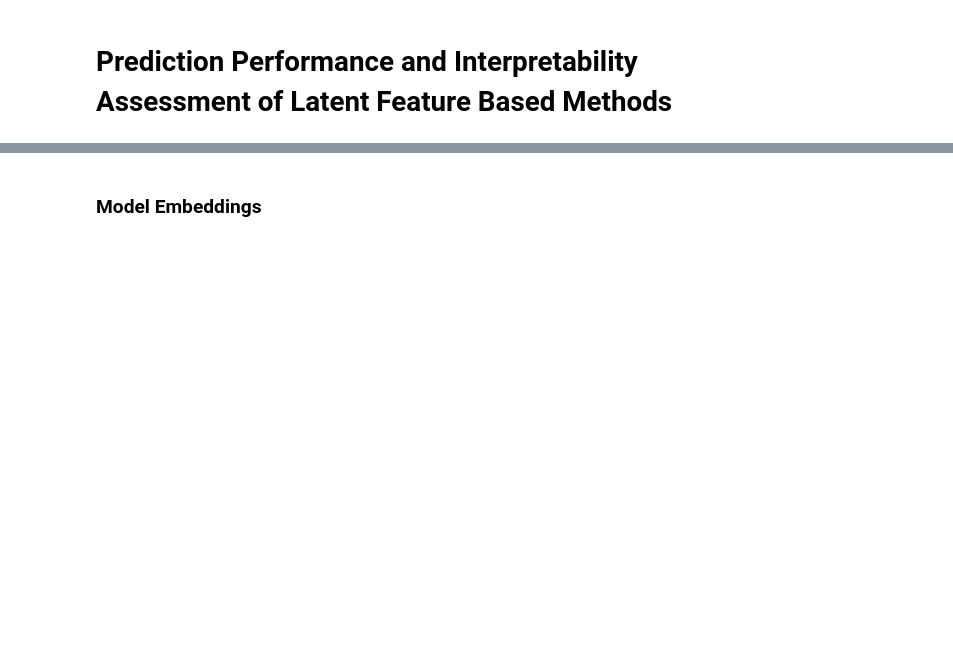
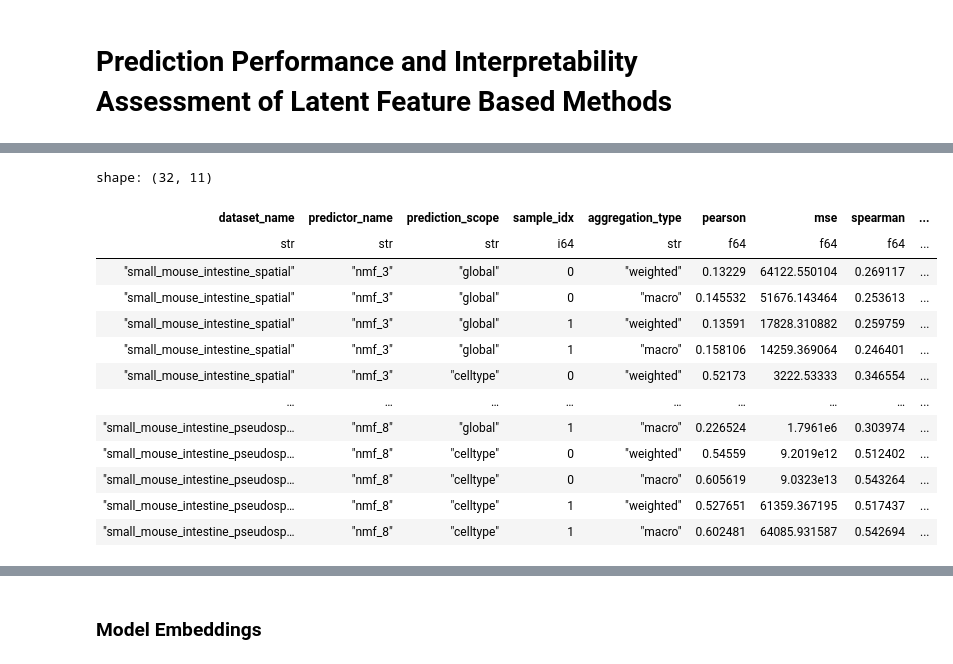
Before and after one commit to egerc/notebook_repository, a Jupyter notebook: 2026-02-10T09-07-37Z/2026-02-10T09-07-37Z.ipynb, the cells around one changed output, grey strips where cells are left out. Saved outputs shown, nothing was run; the diff lists cells and outputs as text; code cells hidden in the pictures; blank space fills up the shorter version.

```diff
--- a/2026-02-10T09-07-37Z/2026-02-10T09-07-37Z.ipynb
+++ b/2026-02-10T09-07-37Z/2026-02-10T09-07-37Z.ipynb
@@ -539,36 +2,0 @@ ________________________________run_feature_prediction_experiment - 0.4s, 0.0min
-# %%
-for run in tqdm(runs):
-    shared = run["shared"]
-    query_counts = shared["query_counts"]
-    test_idxs = shared["test_idxs"]
-    celltypes = shared["celltypes"]
-    for sample in run["samples"]:
-        test_idx = test_idxs[sample["sample_idx"]]
-        sample["scores"] = {
-            metric_name: {"weighted": weighted, "macro": macro}
-            for metric_name, weighted, macro in compute_score(
-                query_counts[:, test_idx],
-                sample["query_reconstruction"][:, test_idx],
-                celltypes,
-            )
-        }
-
-df_rows = []
-for run in runs:
-    run_metadata = run["run_metadata"]
-    for sample in run["samples"]:
-        base = {
-            "dataset_name": run_metadata["dataset_name"],
-            "predictor_name": run_metadata["predictor_name"],
-            "prediction_scope": sample["prediction_scope"],
-        }
-        for aggregation_type in ("weighted", "macro"):
-            row = base | {"aggregation_type": aggregation_type}
-            row |= {
-                metric_name: score_by_agg[aggregation_type]
-                for metric_name, score_by_agg in sample["scores"].items()
-            }
-            df_rows.append(row)
-
-df = pl.DataFrame(df_rows)
-df
@@ -676,0 +769,18 @@ for dataset_name in plot_df["dataset_name"].drop_duplicates():
+# %%
+df = artifact_to_score_frame(artifact)
+df
+# %% [output]
+shape: (32, 11)
+| dataset_name | predictor_name | prediction_scope | sample_idx | aggregation_type | pearson | mse | spearman | ... |
+| str | str | str | i64 | str | f64 | f64 | f64 | ... |
+| "small_mouse_intestine_spatial" | "nmf_3" | "global" | 0 | "weighted" | 0.13229 | 64122.550104 | 0.269117 | ... |
+| "small_mouse_intestine_spatial" | "nmf_3" | "global" | 0 | "macro" | 0.145532 | 51676.143464 | 0.253613 | ... |
+| "small_mouse_intestine_spatial" | "nmf_3" | "global" | 1 | "weighted" | 0.13591 | 17828.310882 | 0.259759 | ... |
+| "small_mouse_intestine_spatial" | "nmf_3" | "global" | 1 | "macro" | 0.158106 | 14259.369064 | 0.246401 | ... |
+| "small_mouse_intestine_spatial" | "nmf_3" | "celltype" | 0 | "weighted" | 0.52173 | 3222.53333 | 0.346554 | ... |
+| … | … | … | … | … | … | … | … | ... |
+| "small_mouse_intestine_pseudosp… | "nmf_8" | "global" | 1 | "macro" | 0.226524 | 1.7961e6 | 0.303974 | ... |
+| "small_mouse_intestine_pseudosp… | "nmf_8" | "celltype" | 0 | "weighted" | 0.54559 | 9.2019e12 | 0.512402 | ... |
+| "small_mouse_intestine_pseudosp… | "nmf_8" | "celltype" | 0 | "macro" | 0.605619 | 9.0323e13 | 0.543264 | ... |
+| "small_mouse_intestine_pseudosp… | "nmf_8" | "celltype" | 1 | "weighted" | 0.527651 | 61359.367195 | 0.517437 | ... |
+| "small_mouse_intestine_pseudosp… | "nmf_8" | "celltype" | 1 | "macro" | 0.602481 | 64085.931587 | 0.542694 | ... |
```
Also changed, not shown: parts of 46 cells of this notebook.
